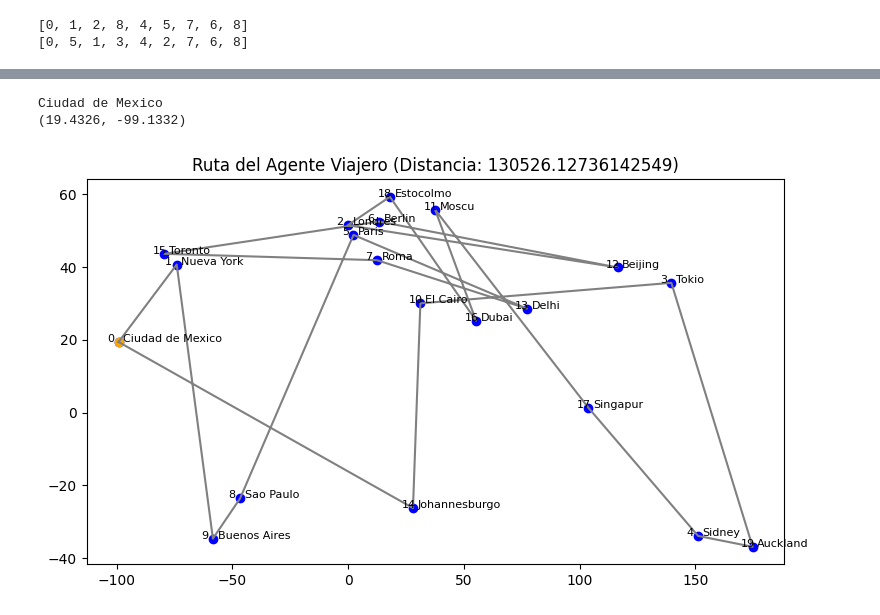
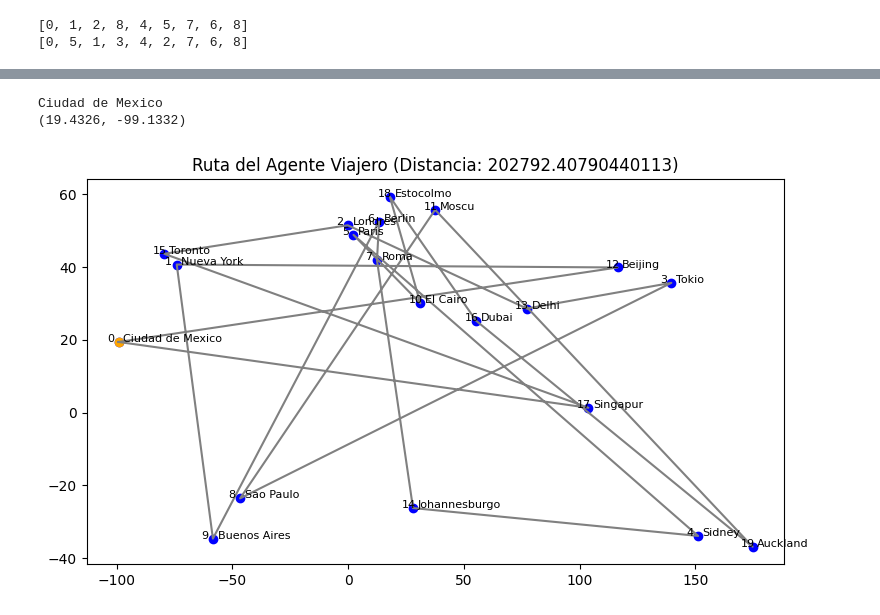
Before and after one commit to FabrexG/Ejercicios_Computacion_evolutiva_2026_1, a Jupyter notebook: practica_2/practica2.ipynb, the cells around one changed output, grey strips where cells are left out. Drawn from its saved outputs; the diff is of its cells as text; code cells hidden in the pictures.

```diff
--- a/practica_2/practica2.ipynb
+++ b/practica_2/practica2.ipynb
@@ -495,9 +494,9 @@ graficar_diversidad_genetica(historial)
 # %%
-dibuja_ruta(individuo, ciudades)
+dibuja_ruta(poblacion[0], ciudades)
 # %% [output]
 Ciudad de Mexico
 (19.4326, -99.1332)
-[figure, old version]
+[figure, new version]
 # %%
 configuraciones = {
     'cruza': [cruce_pmx, cruce_bordes, cruce_ciclos, cruce_orden],
```
Also changed, not shown: parts of 13 cells of this notebook, 9 other files.
